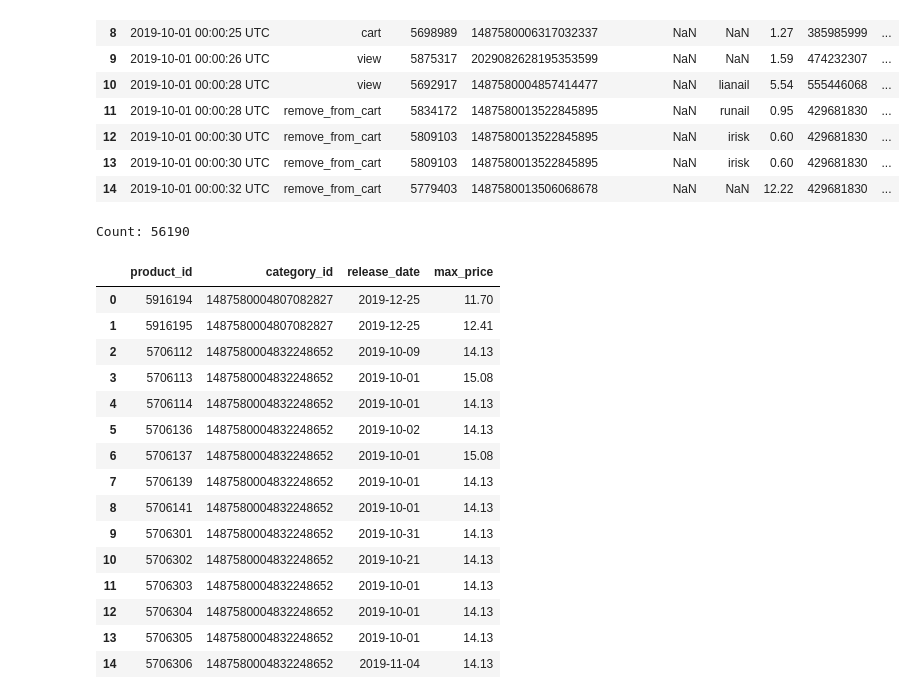
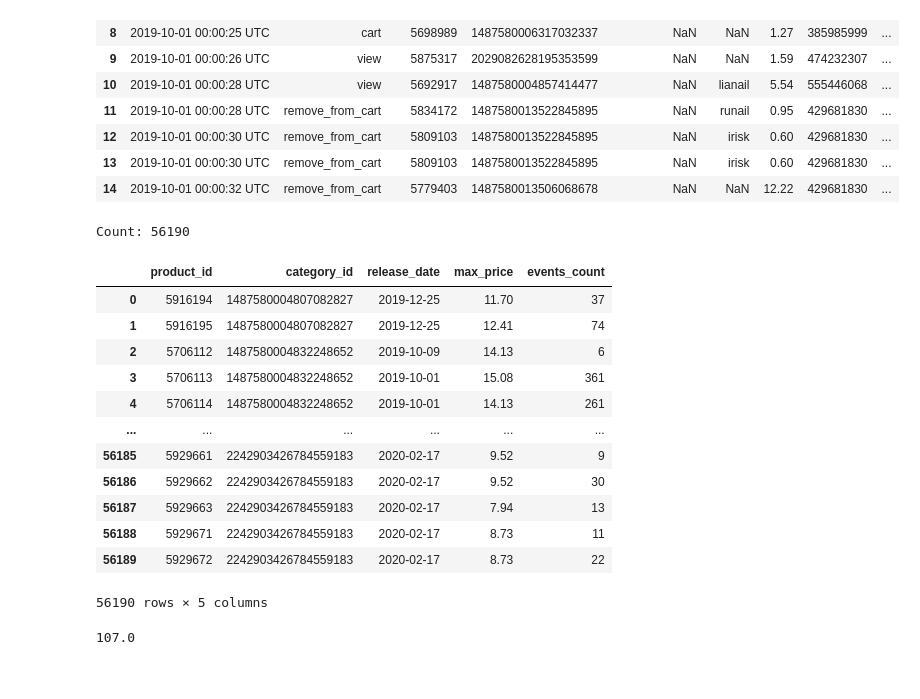
Before and after one commit to catan271/datn, a Jupyter notebook: data_collecting/01-initial_data.ipynb, the cells around one changed output. Saved outputs shown, nothing was run; the diff lists cells and outputs as text; code cells hidden in the pictures.

```diff
--- a/data_collecting/01-initial_data.ipynb
+++ b/data_collecting/01-initial_data.ipynb
@@ -70,53 +71,51 @@ with engine.connect() as conn:
                 e.product_id,
                 e.category_id,
                 MIN(e.event_time)::DATE as release_date,
-                MAX(e.price) as max_price
+                MAX(e.price) as max_price,
+                COUNT(*) AS events_count
             FROM
                 events e
             GROUP BY
                 e.product_id, e.category_id
             ORDER BY
                 e.category_id ASC,
                 e.product_id ASC
         ''',
         con=conn
     )
 
     conn.execute(sa.text('TRUNCATE TABLE products'))
 
     product_df.to_sql(
         name='products',
         con=conn,
         if_exists='append',
         index=False,
         chunksize=1000,
         dtype={
             'release_date': sa.types.DATE
         }
     )
 
     conn.commit()
 
 print('Count:', product_df.shape[0])
-product_df.head(15)
+product_df
 # %% [output]
 Count: 56190
-|  | product_id | category_id | release_date | max_price |
-| 0 | 5916194 | 1487580004807082827 | 2019-12-25 | 11.70 |
-| 1 | 5916195 | 1487580004807082827 | 2019-12-25 | 12.41 |
-| 2 | 5706112 | 1487580004832248652 | 2019-10-09 | 14.13 |
-| 3 | 5706113 | 1487580004832248652 | 2019-10-01 | 15.08 |
-| 4 | 5706114 | 1487580004832248652 | 2019-10-01 | 14.13 |
-| 5 | 5706136 | 1487580004832248652 | 2019-10-02 | 14.13 |
-| 6 | 5706137 | 1487580004832248652 | 2019-10-01 | 15.08 |
-| 7 | 5706139 | 1487580004832248652 | 2019-10-01 | 14.13 |
-| 8 | 5706141 | 1487580004832248652 | 2019-10-01 | 14.13 |
-| 9 | 5706301 | 1487580004832248652 | 2019-10-31 | 14.13 |
-| 10 | 5706302 | 1487580004832248652 | 2019-10-21 | 14.13 |
-| 11 | 5706303 | 1487580004832248652 | 2019-10-01 | 14.13 |
-| 12 | 5706304 | 1487580004832248652 | 2019-10-01 | 14.13 |
-| 13 | 5706305 | 1487580004832248652 | 2019-10-01 | 14.13 |
-| 14 | 5706306 | 1487580004832248652 | 2019-11-04 | 14.13 |
+|  | product_id | category_id | release_date | max_price | events_count |
+| 0 | 5916194 | 1487580004807082827 | 2019-12-25 | 11.70 | 37 |
+| 1 | 5916195 | 1487580004807082827 | 2019-12-25 | 12.41 | 74 |
+| 2 | 5706112 | 1487580004832248652 | 2019-10-09 | 14.13 | 6 |
+| 3 | 5706113 | 1487580004832248652 | 2019-10-01 | 15.08 | 361 |
+| 4 | 5706114 | 1487580004832248652 | 2019-10-01 | 14.13 | 261 |
+| ... | ... | ... | ... | ... | ... |
+| 56185 | 5929661 | 2242903426784559183 | 2020-02-17 | 9.52 | 9 |
+| 56186 | 5929662 | 2242903426784559183 | 2020-02-17 | 9.52 | 30 |
+| 56187 | 5929663 | 2242903426784559183 | 2020-02-17 | 7.94 | 13 |
+| 56188 | 5929671 | 2242903426784559183 | 2020-02-17 | 8.73 | 11 |
+| 56189 | 5929672 | 2242903426784559183 | 2020-02-17 | 8.73 | 22 |
+56190 rows × 5 columns
 # %%
 # clip outliers. NOTE: after fetching products' information
 with engine.connect() as conn:
@@ -131,3 +130,19 @@ with engine.connect() as conn:
     '''))
 
     conn.commit()
+# %%
+with engine.connect() as conn:
+    distribution = pd.read_sql(
+        '''
+            SELECT COUNT(*) as cnt
+            FROM events e
+            GROUP BY e.category_id, e.product_id
+        ''',
+        con=conn
+    )
+
+arr = distribution['cnt'].values
+threshold = np.percentile(arr, 50)
+threshold
+# %% [output]
+107.0
```
Also changed, not shown: parts of 2 cells of this notebook, 3 other files.
